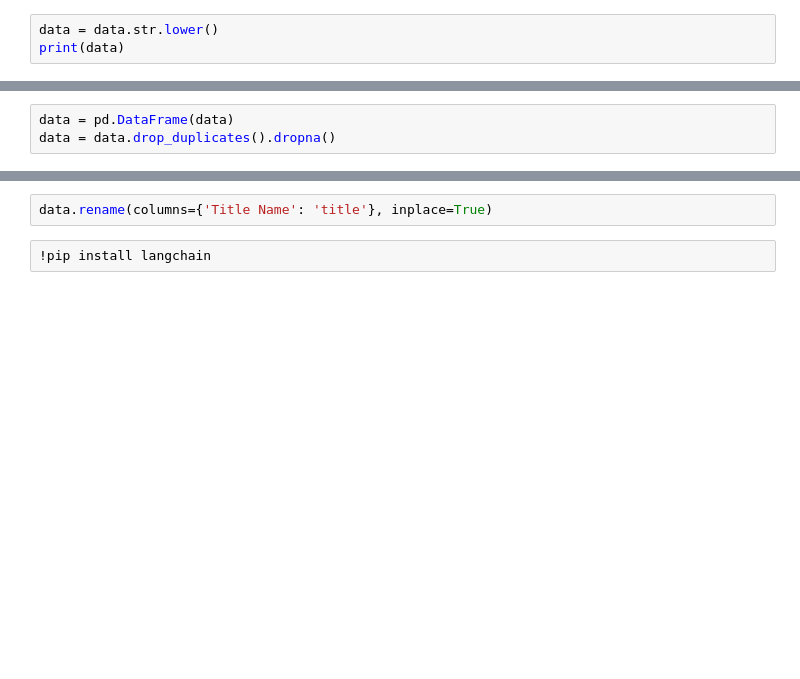
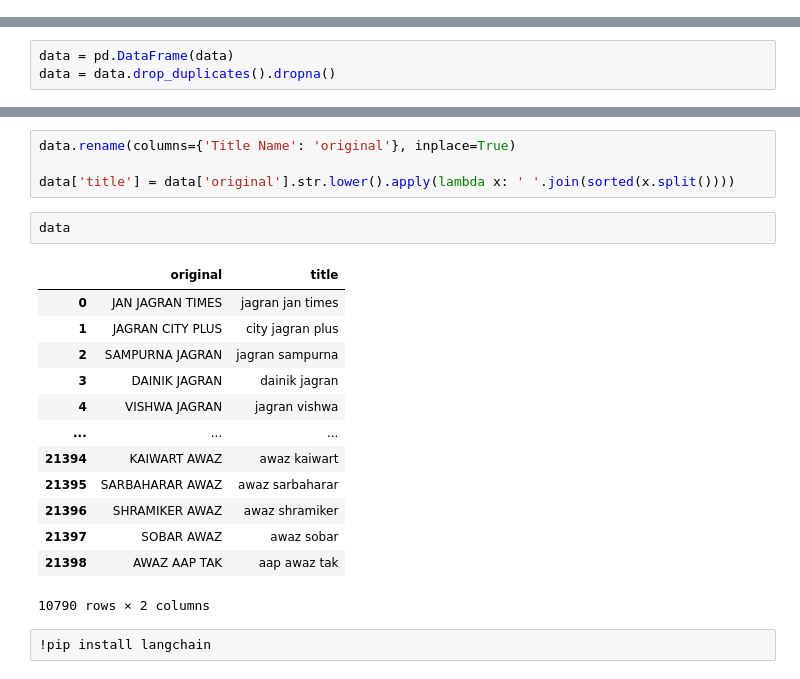
Before and after one commit to unknownsideofme/SLIFTEX, a Jupyter notebook: serverai/data_collection_and_uploading/pinecone.ipynb, the cells around one changed output, grey strips where cells are left out. Drawn from its saved outputs; the diff is of its cells as text; blank space fills up the shorter version.

```diff
--- a/serverai/data_collection_and_uploading/pinecone.ipynb
+++ b/serverai/data_collection_and_uploading/pinecone.ipynb
@@ -24,6 +24,3 @@ print(data)
 21397          SOBAR AWAZ
 21398        AWAZ AAP TAK
 Name: Title Name, Length: 10790, dtype: object
-# %%
-data = data.str.lower()
-print(data)
@@ -50,5 +51,23 @@ data.shape
 # %%
-data.rename(columns={'Title Name': 'title'}, inplace=True)
+data.rename(columns={'Title Name': 'original'}, inplace=True)
+
+data['title'] = data['original'].str.lower().apply(lambda x: ' '.join(sorted(x.split())))
+# %%
+data
+# %% [output]
+|  | original | title |
+| 0 | JAN JAGRAN TIMES | jagran jan times |
+| 1 | JAGRAN CITY PLUS | city jagran plus |
+| 2 | SAMPURNA JAGRAN | jagran sampurna |
+| 3 | DAINIK JAGRAN | dainik jagran |
+| 4 | VISHWA JAGRAN | jagran vishwa |
+| ... | ... | ... |
+| 21394 | KAIWART AWAZ | awaz kaiwart |
+| 21395 | SARBAHARAR AWAZ | awaz sarbaharar |
+| 21396 | SHRAMIKER AWAZ | awaz shramiker |
+| 21397 | SOBAR AWAZ | awaz sobar |
+| 21398 | AWAZ AAP TAK | aap awaz tak |
+10790 rows × 2 columns
 # %%
 !pip install langchain
 # %% [output]
```
Also changed, not shown: parts of 5 cells of this notebook, 4 other files.
